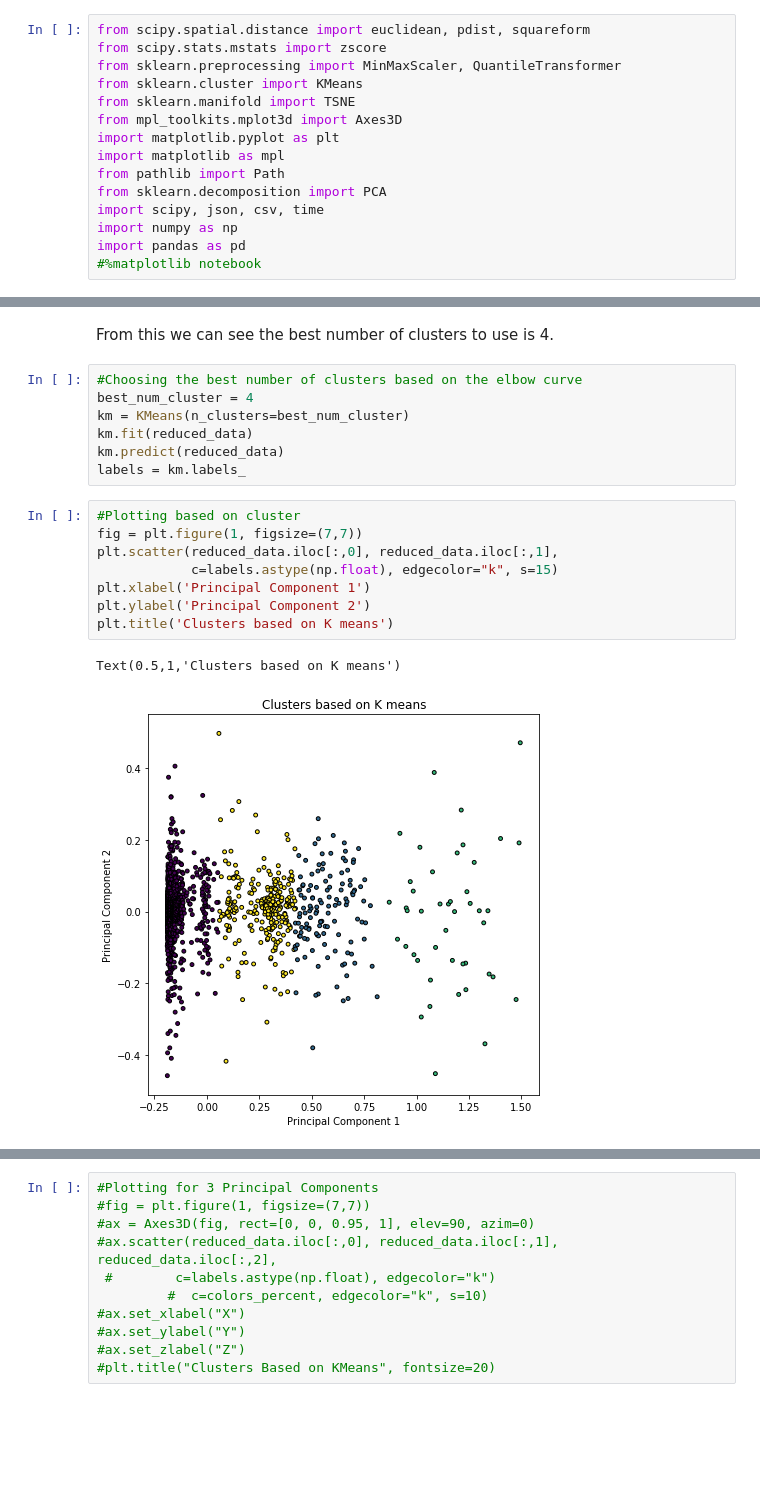
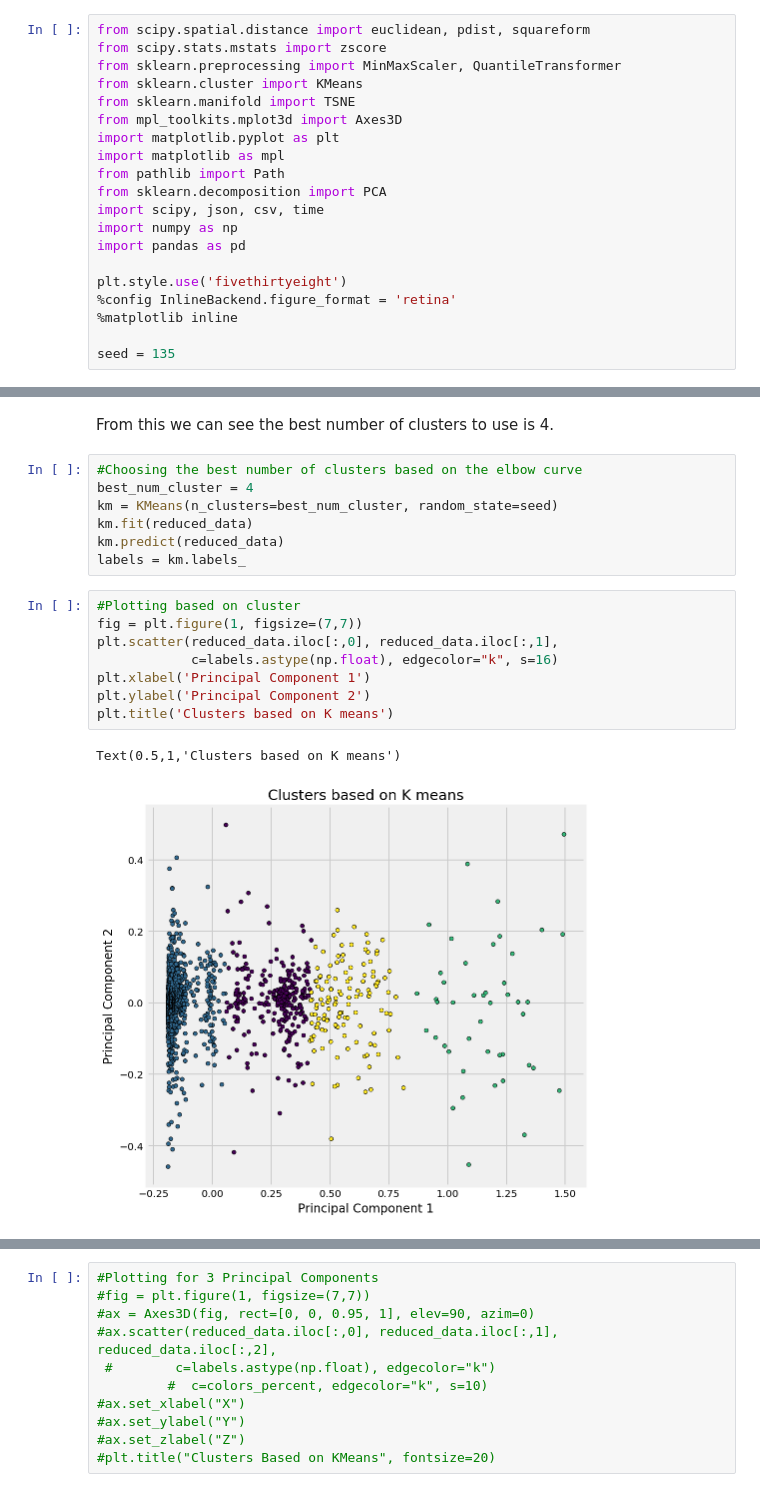
Before and after one commit to anish-saha/EventDetection-Paradigm01, a Jupyter notebook: KMeans.ipynb, the cells around one changed output, grey strips where cells are left out. Saved outputs shown, nothing was run; the diff lists cells and outputs as text; blank space fills up the shorter version.

Commit message:
Updated Plots and standardized code

```diff
--- a/KMeans.ipynb
+++ b/KMeans.ipynb
@@ -12,7 +12,12 @@ from sklearn.decomposition import PCA
 import scipy, json, csv, time
 import numpy as np
 import pandas as pd
-#%matplotlib notebook
+
+plt.style.use('fivethirtyeight')
+%config InlineBackend.figure_format = 'retina'
+%matplotlib inline
+
+seed = 135
 # %%
 def pca_results(good_data, pca):
     # Dimension indexing
@@ -116,21 +126,21 @@ From this we can see the best number of clusters to use is 4.
 # %%
 #Choosing the best number of clusters based on the elbow curve
 best_num_cluster = 4
-km = KMeans(n_clusters=best_num_cluster)
+km = KMeans(n_clusters=best_num_cluster, random_state=seed)
 km.fit(reduced_data)
 km.predict(reduced_data)
 labels = km.labels_
 # %%
 #Plotting based on cluster
 fig = plt.figure(1, figsize=(7,7))
 plt.scatter(reduced_data.iloc[:,0], reduced_data.iloc[:,1],
-            c=labels.astype(np.float), edgecolor="k", s=15)
+            c=labels.astype(np.float), edgecolor="k", s=16)
 plt.xlabel('Principal Component 1')
 plt.ylabel('Principal Component 2')
 plt.title('Clusters based on K means')
 # %% [output]
 Text(0.5,1,'Clusters based on K means')
-[figure, old version]
+[figure, new version]
 # %%
 #Plotting based on 2SD Event
 fig = plt.figure(1, figsize=(7,7))
```
Also changed, not shown: parts of 12 cells of this notebook, 10 other files.
